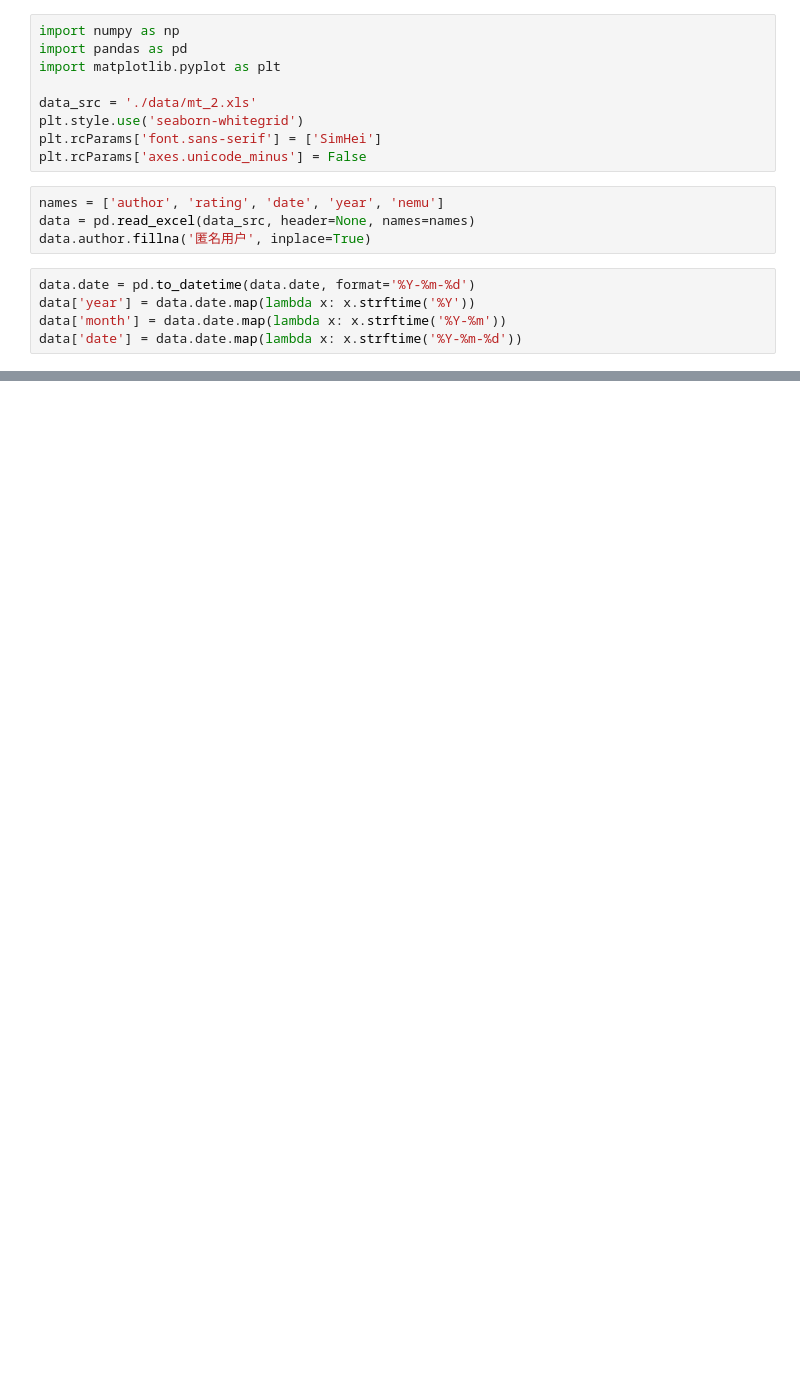
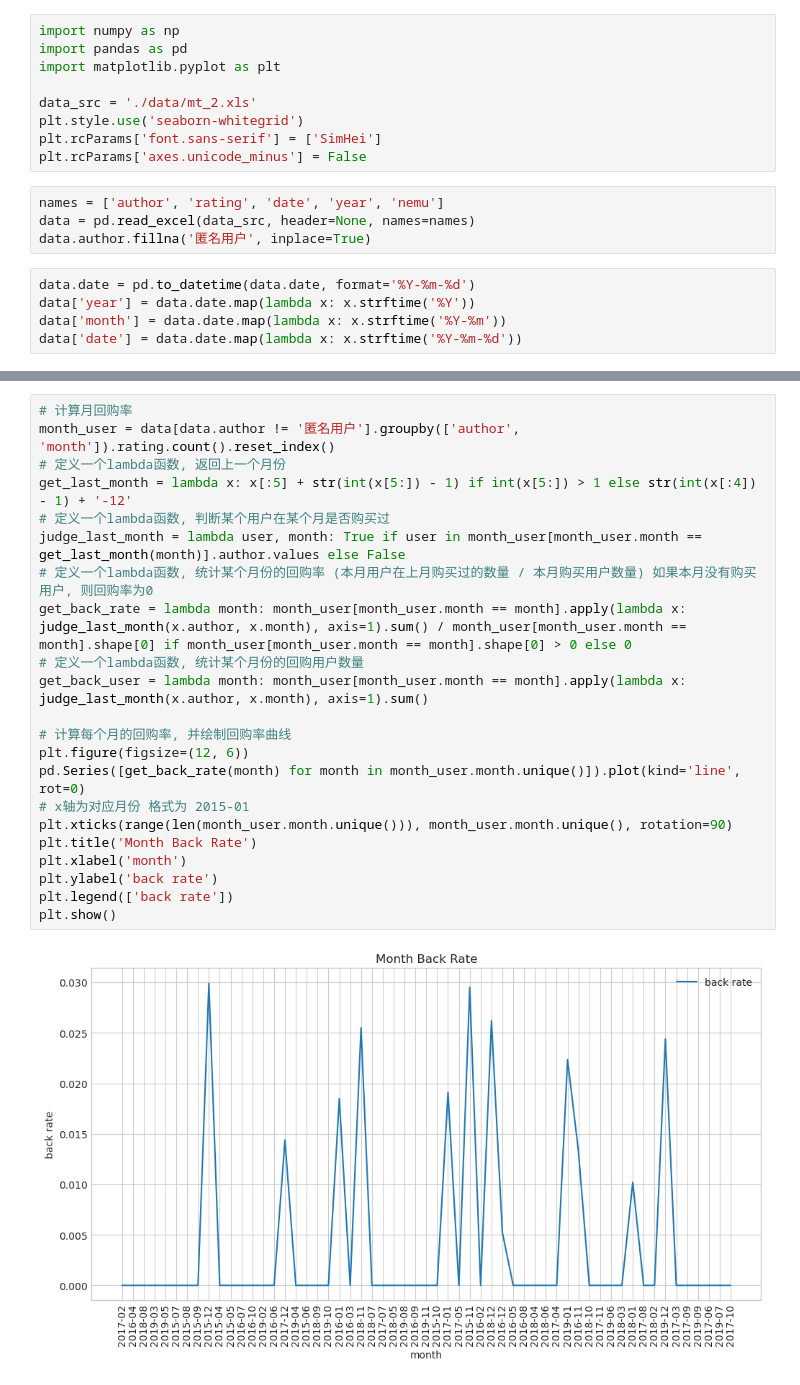
Before and after one commit to Guangyaochenyu/hrbu, a Jupyter notebook: 2023-03-08.ipynb, the cells around one changed output, grey strips where cells are left out. Saved outputs shown, nothing was run; the diff lists cells and outputs as text; blank space fills up the shorter version.

```diff
--- a/2023-03-08.ipynb
+++ b/2023-03-08.ipynb
@@ -27,0 +61,24 @@ plt.show()
+# %%
+# 计算月回购率
+month_user = data[data.author != '匿名用户'].groupby(['author', 'month']).rating.count().reset_index()
+# 定义一个lambda函数, 返回上一个月份
+get_last_month = lambda x: x[:5] + str(int(x[5:]) - 1) if int(x[5:]) > 1 else str(int(x[:4]) - 1) + '-12'
+# 定义一个lambda函数, 判断某个用户在某个月是否购买过
+judge_last_month = lambda user, month: True if user in month_user[month_user.month == get_last_month(month)].author.values else False
+# 定义一个lambda函数, 统计某个月份的回购率 (本月用户在上月购买过的数量 / 本月购买用户数量) 如果本月没有购买用户, 则回购率为0
+get_back_rate = lambda month: month_user[month_user.month == month].apply(lambda x: judge_last_month(x.author, x.month), axis=1).sum() / month_user[month_user.month == month].shape[0] if month_user[month_user.month == month].shape[0] > 0 else 0
+# 定义一个lambda函数, 统计某个月份的回购用户数量
+get_back_user = lambda month: month_user[month_user.month == month].apply(lambda x: judge_last_month(x.author, x.month), axis=1).sum()
+
+# 计算每个月的回购率, 并绘制回购率曲线
+plt.figure(figsize=(12, 6))
+pd.Series([get_back_rate(month) for month in month_user.month.unique()]).plot(kind='line', rot=0)
+# x轴为对应月份 格式为 2015-01
+plt.xticks(range(len(month_user.month.unique())), month_user.month.unique(), rotation=90)
+plt.title('Month Back Rate')
+plt.xlabel('month')
+plt.ylabel('back rate')
+plt.legend(['back rate'])
+plt.show()
+# %% [output]
+[figure, added]
```
Also changed, not shown: parts of 3 cells of this notebook.
